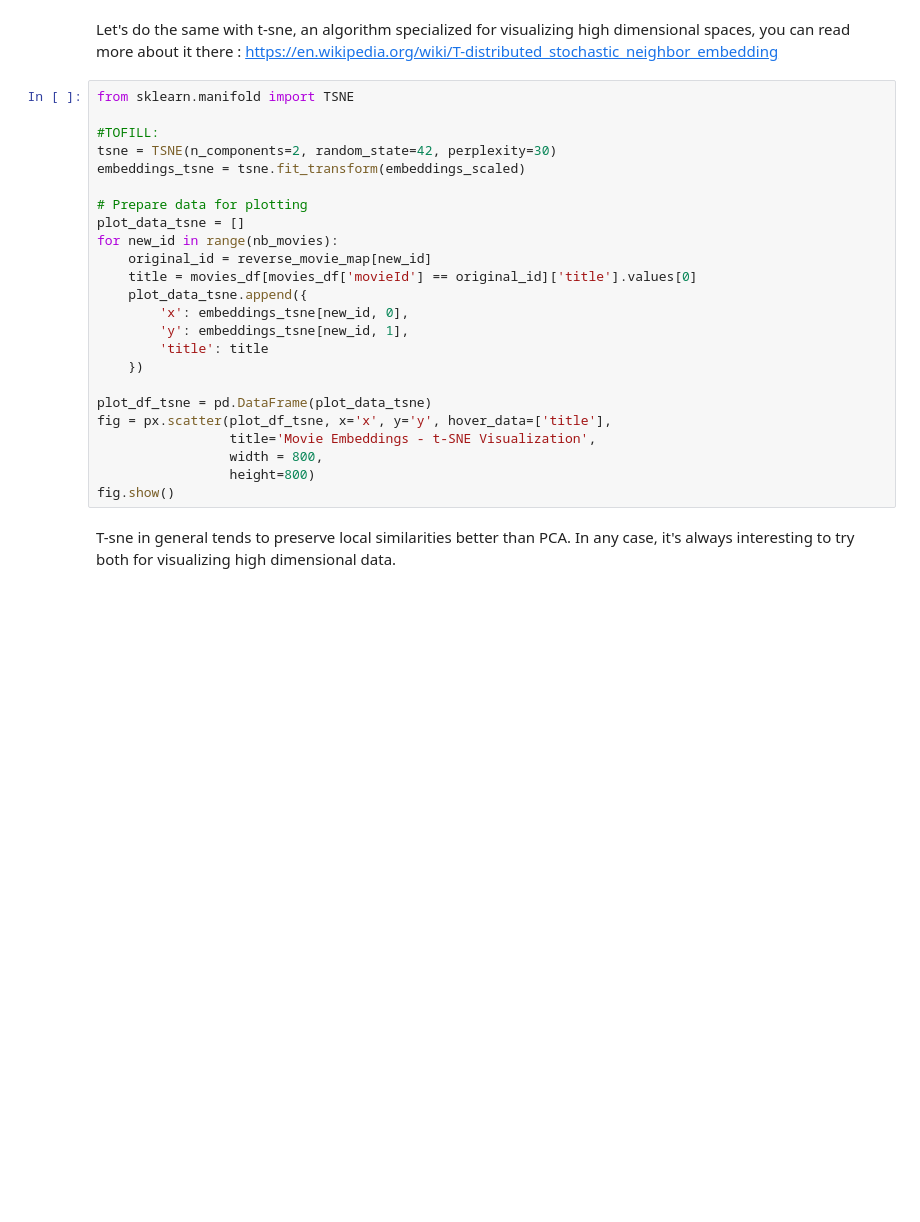
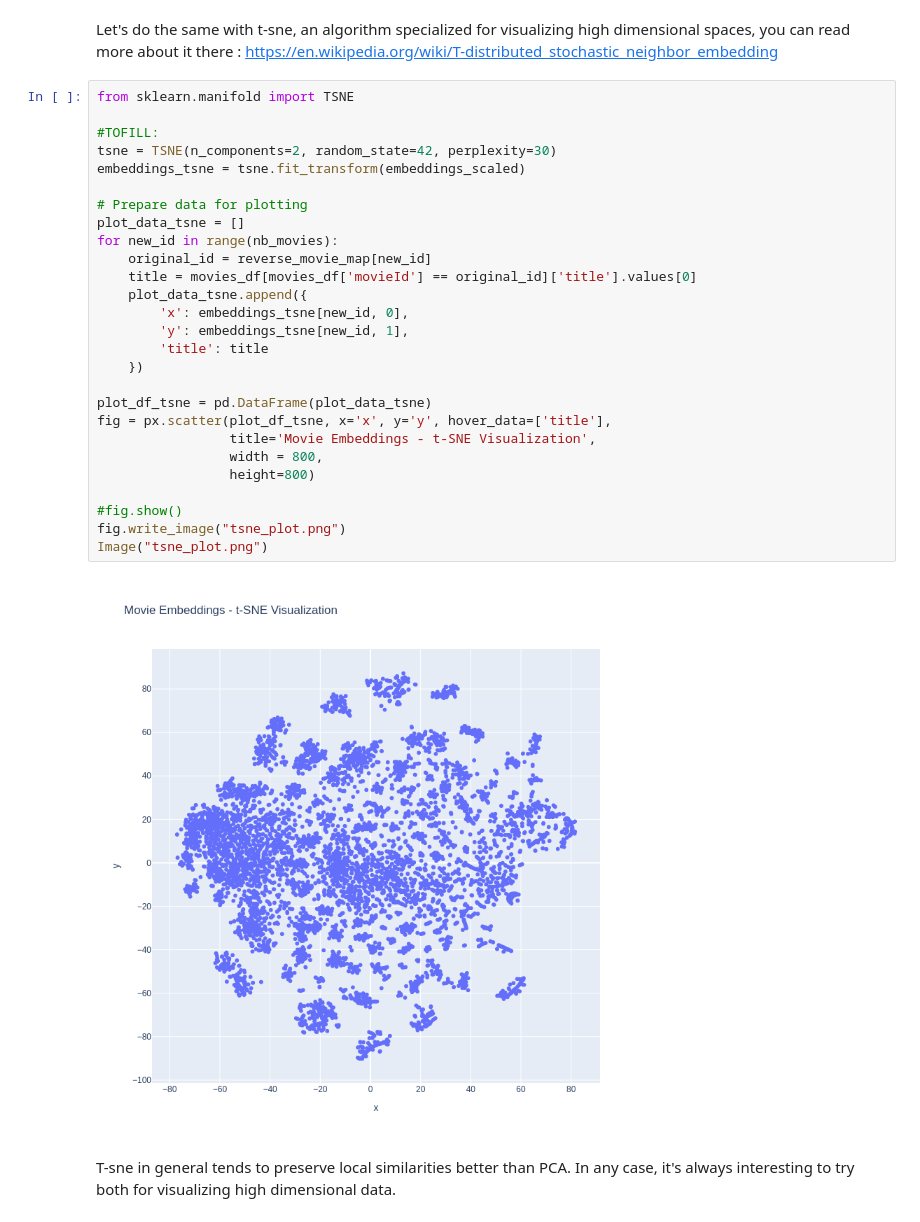
Before and after one commit to Psalmmie/Machine_Learning_4, a Jupyter notebook: Machine_Learning_4_Recommender_Systems.ipynb, the cells around one changed output. Cells and saved outputs as stored; diff of their text form; blank space fills up the shorter version.

```diff
--- a/Machine_Learning_4_Recommender_Systems.ipynb
+++ b/Machine_Learning_4_Recommender_Systems.ipynb
@@ -1050,27 +1063,32 @@ Let's do the same with t-sne, an algorithm specialized for visualizing high dime
 # %%
 from sklearn.manifold import TSNE
 
 #TOFILL:
 tsne = TSNE(n_components=2, random_state=42, perplexity=30)
 embeddings_tsne = tsne.fit_transform(embeddings_scaled)
 
 # Prepare data for plotting
 plot_data_tsne = []
 for new_id in range(nb_movies):
     original_id = reverse_movie_map[new_id]
     title = movies_df[movies_df['movieId'] == original_id]['title'].values[0]
     plot_data_tsne.append({
         'x': embeddings_tsne[new_id, 0],
         'y': embeddings_tsne[new_id, 1],
         'title': title
     })
 
 plot_df_tsne = pd.DataFrame(plot_data_tsne)
 fig = px.scatter(plot_df_tsne, x='x', y='y', hover_data=['title'],
                  title='Movie Embeddings - t-SNE Visualization',
                  width = 800,
                  height=800)
-fig.show()
+
+#fig.show()
+fig.write_image("tsne_plot.png")
+Image("tsne_plot.png")
+# %% [output]
+[figure, added]
 # %% [markdown]
 T-sne in general tends to preserve local similarities better than PCA. In any case, it's always interesting to try both for visualizing high dimensional data.
 # %% [markdown]
```
Also changed, not shown: parts of 18 cells of this notebook.
